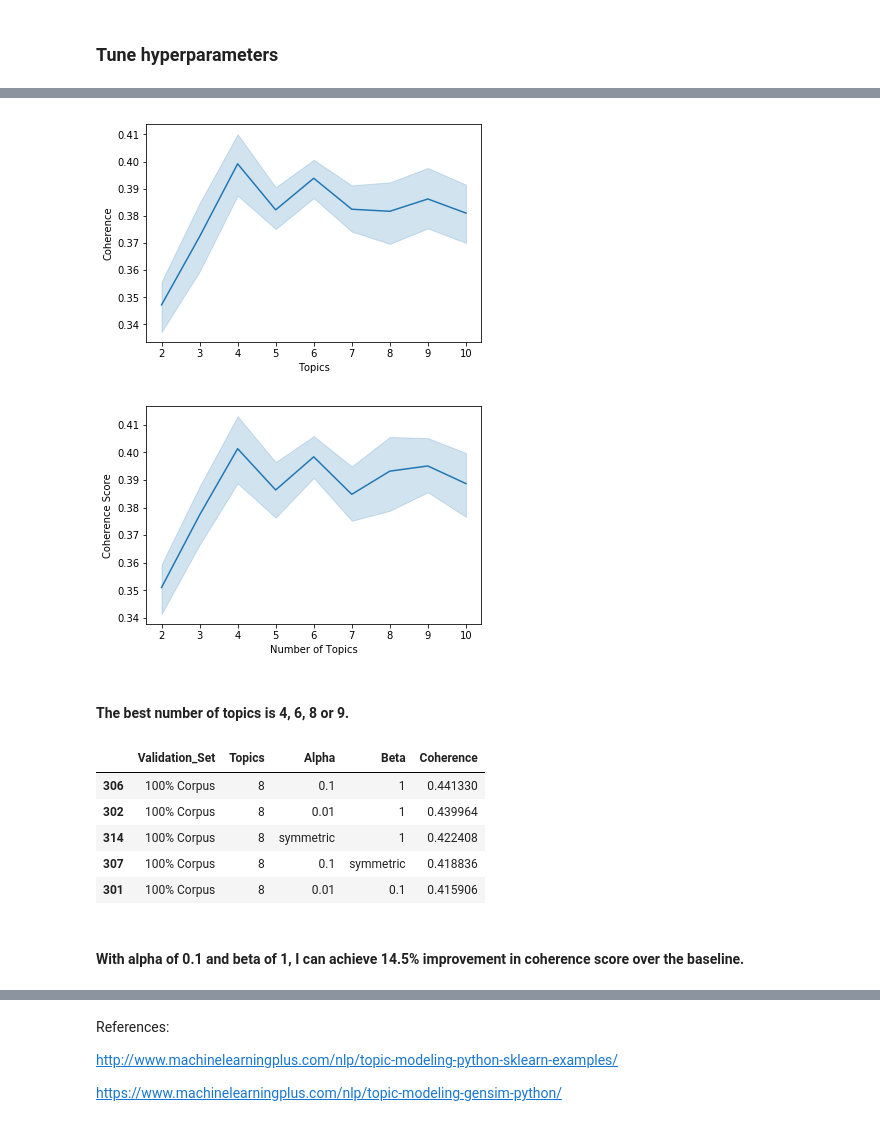
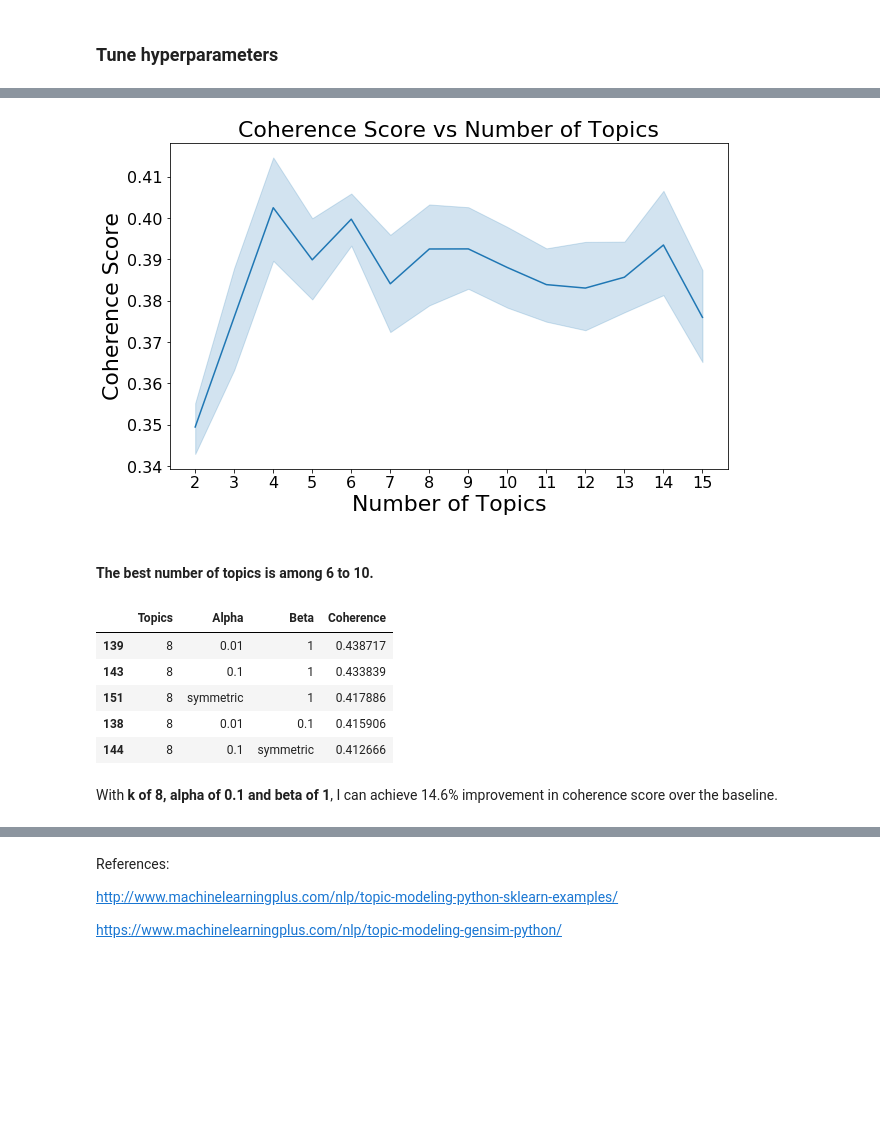
Before and after one commit to yangli53/happy_meals, a Jupyter notebook: LDA.ipynb, the cells around one changed output, grey strips where cells are left out. Saved outputs shown, nothing was run; the diff lists cells and outputs as text; code cells hidden in the pictures; blank space fills up the shorter version.

```diff
--- a/LDA.ipynb
+++ b/LDA.ipynb
@@ -412,30 +430,27 @@ df_result.head()
-# %%
-# visualize c_v score vs topics in 75% corpus
-df_result_75 = df_result[df_result.Validation_Set == '75% Corpus']
-sns.lineplot(data=df_result_75, x='Topics', y='Coherence');
-# %% [output]
-[figure, removed]
 # %%
-# visualize c_v score vs # topics in 100% corpus
-df_result_100 = df_result[df_result.Validation_Set == '100% Corpus']
-sns.lineplot(data=df_result_100, x='Topics', y='Coherence')
-plt.xlabel('Number of Topics')
-plt.ylabel('Coherence Score');
+# visualize c_v score vs # topics
+plt.figure(figsize=(10, 6))
+sns.lineplot(data=df_result, x='Topics', y='Coherence')
+plt.xticks(range(2, 16, 1), range(2, 16, 1), fontsize='16')
+plt.yticks(fontsize='16')
+plt.xlabel('Number of Topics', fontsize='22')
+plt.ylabel('Coherence Score', fontsize='22')
+plt.title('Coherence Score vs Number of Topics', fontsize='22');
 # %% [output]
-[figure, old version]
+[figure, new version]
 # %% [markdown]
-#### The best number of topics is 4, 6, 8 or 9.
+#### The best number of topics is among 6 to 10.
 # %%
 # look for the best alpha and beta based on c_v score
-df_result_100[df_result_100.Topics == 8].sort_values('Coherence', ascending=False)[:5]
+df_result[df_result.Topics == 8].sort_values('Coherence', ascending=False)[:5]
 # %% [output]
-|  | Validation_Set | Topics | Alpha | Beta | Coherence |
-| 306 | 100% Corpus | 8 | 0.1 | 1 | 0.441330 |
-| 302 | 100% Corpus | 8 | 0.01 | 1 | 0.439964 |
-| 314 | 100% Corpus | 8 | symmetric | 1 | 0.422408 |
-| 307 | 100% Corpus | 8 | 0.1 | symmetric | 0.418836 |
-| 301 | 100% Corpus | 8 | 0.01 | 0.1 | 0.415906 |
+|  | Topics | Alpha | Beta | Coherence |
+| 139 | 8 | 0.01 | 1 | 0.438717 |
+| 143 | 8 | 0.1 | 1 | 0.433839 |
+| 151 | 8 | symmetric | 1 | 0.417886 |
+| 138 | 8 | 0.01 | 0.1 | 0.415906 |
+| 144 | 8 | 0.1 | symmetric | 0.412666 |
 # %% [markdown]
-#### With alpha of 0.1 and beta of 1, I can achieve 14.5% improvement in coherence score over the baseline.
+With **k of 8, alpha of 0.1 and beta of 1**, I can achieve 14.6% improvement in coherence score over the baseline.
 # %%
 # build the final model
```
Also changed, not shown: parts of 37 cells of this notebook, 7 other files.
